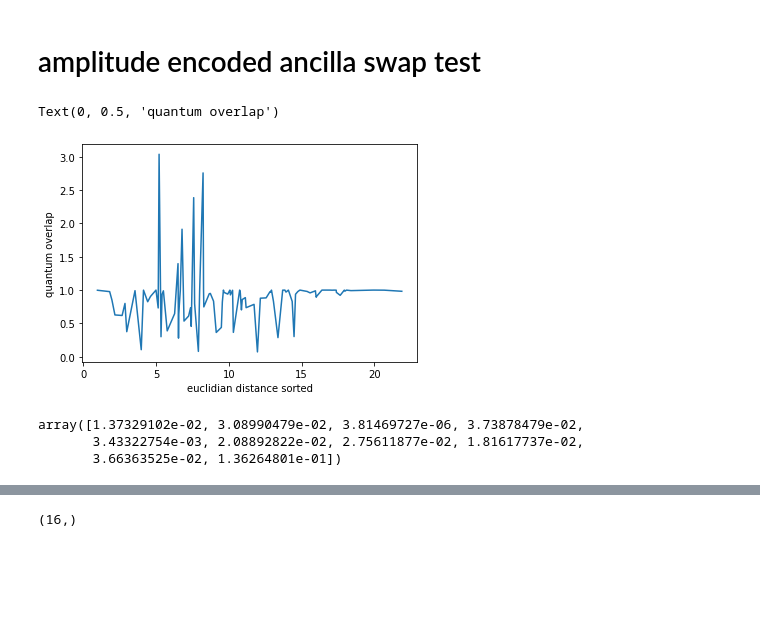
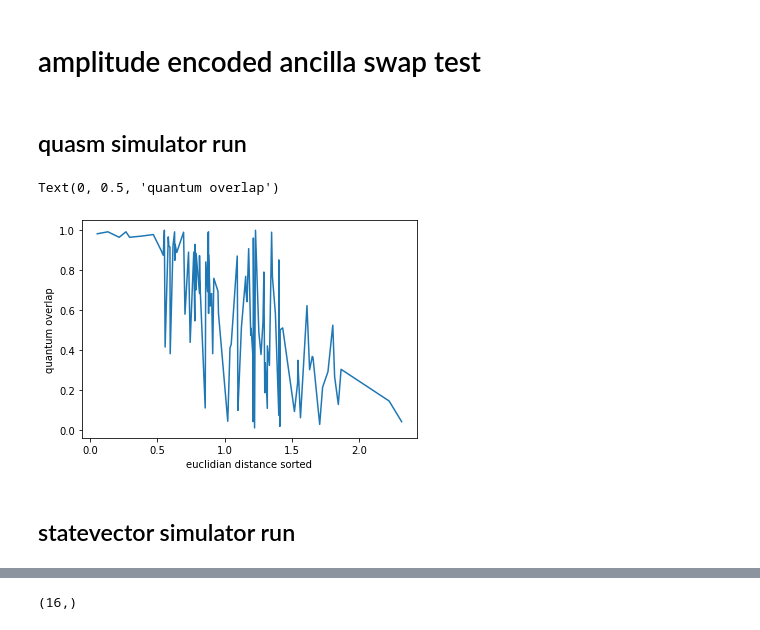
Before and after one commit to kingusiu/laspaclu, a Jupyter notebook: playground/swap_test.ipynb, the cells around one changed output, grey strips where cells are left out. Saved outputs shown, nothing was run; the diff lists cells and outputs as text; code cells hidden in the pictures; blank space fills up the shorter version.

```diff
--- a/playground/swap_test.ipynb
+++ b/playground/swap_test.ipynb
@@ -394,5 +394,37 @@ print(np.linalg.norm(a-b))
 # %% [markdown]
 # amplitude encoded ancilla swap test
+# %% [markdown]
+## quasm simulator run
+# %%
+# caluclate overlaps for different input vectors
+dist_eucl = []
+inner_prod_eucl = []
+overlaps = []
+vectors = []
+dist_overlap = []
+min_max_val = 1
+for i in range(100):
+        a = np.random.uniform(low=-min_max_val, high=min_max_val, size=2)
+        b = np.random.uniform(low=-min_max_val, high=min_max_val, size=2)
+        psi, phi, Z = prepare_swap_state_amplitudes(a, b)
+        _, answer = swap_test(phi, psi)
+        overlap = calculate_overlap(answer)
+        dist_eucl.append(np.linalg.norm(a-b))
+        inner_prod_eucl.append(np.dot(a,b))
+        overlaps.append(overlap)
+        vectors.append((a,b))
+        dist_overlap.append(np.abs(overlap)**2 * 2 * Z)
+# %%
+# plot results
+dist_eucl_sorted, overlaps_sorted, vectors_sorted, dist_over_sorted, inner_prod_sorted = zip(*sorted(zip(dist_eucl, overlaps, vectors, dist_overlap, inner_prod_eucl)))
+plt.plot(dist_eucl_sorted, overlaps_sorted)
+plt.xlabel('euclidian distance sorted')
+plt.ylabel('quantum overlap')
+# %% [output]
+Text(0, 0.5, 'quantum overlap')
+[figure, added]
+# %% [markdown]
+## statevector simulator run
 # %%
 def calculate_overlap_from_statevec(statevec):
     #return np.abs((np.abs(statevec[0]))**2 - 0.5) * 2
@@ -417,16 +436,0 @@ for i in range(100):
-# %%
-# plot results
-dist_eucl_sorted, overlaps_sorted, vectors_sorted, dist_over_sorted = zip(*sorted(zip(dist_eucl, overlaps, vectors, dist_overlap)))
-dotprod_eucl = np.array([np.dot(a,b) for a,b in vectors_sorted])
-plt.plot(dist_eucl_sorted, overlaps_sorted)
-plt.xlabel('euclidian distance sorted')
-plt.ylabel('quantum overlap')
-# %% [output]
-Text(0, 0.5, 'quantum overlap')
-[figure, removed]
-# %%
-np.abs(overlaps_sorted)**2
-# %% [output]
-array([1.37329102e-02, 3.08990479e-02, 3.81469727e-06, 3.73878479e-02,
-       3.43322754e-03, 2.08892822e-02, 2.75611877e-02, 1.81617737e-02,
-       3.66363525e-02, 1.36264801e-01])
```
Also changed, not shown: parts of 17 cells of this notebook.
